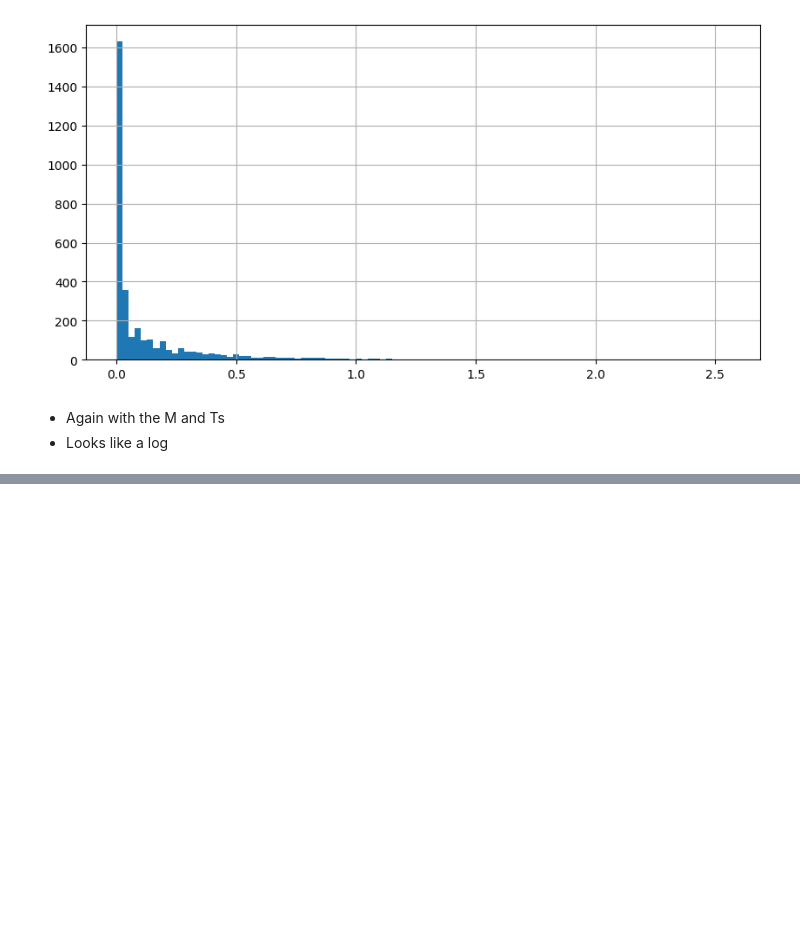
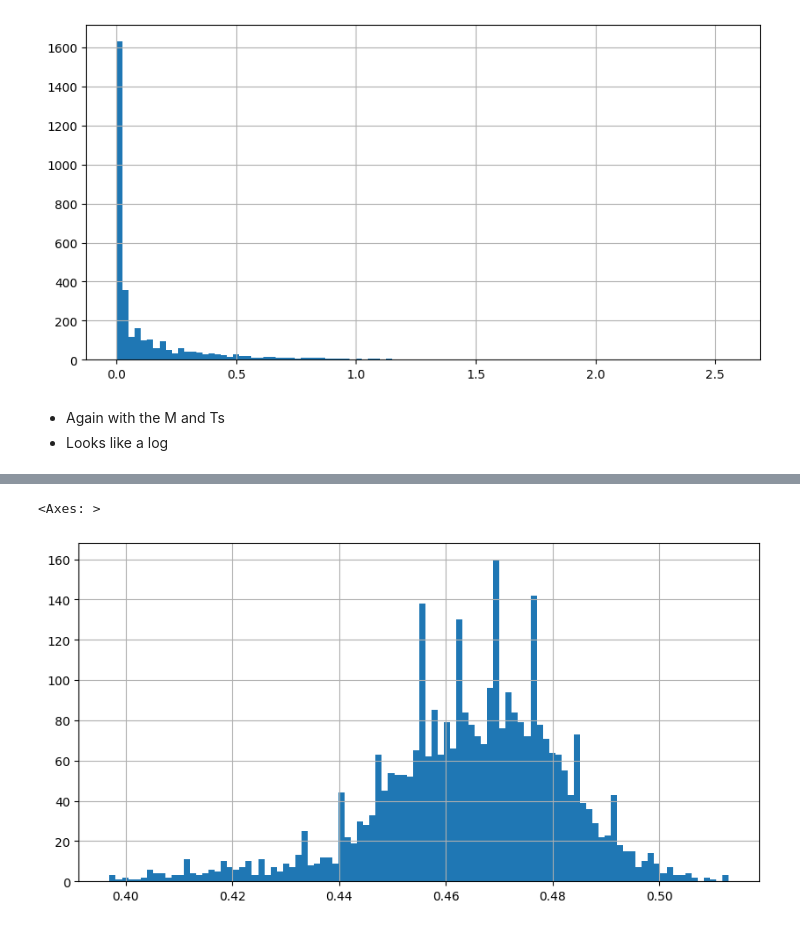
Before and after one commit to bradenkirkpatrick/Machine-Learning-Project-1, a Jupyter notebook: GroundHogProblem.ipynb, the cells around one changed output, grey strips where cells are left out. Cells and saved outputs as stored; diff of their text form; code cells hidden in the pictures; blank space fills up the shorter version.

```diff
--- a/GroundHogProblem.ipynb
+++ b/GroundHogProblem.ipynb
@@ -227,0 +266,5 @@ X_filtered["precipitation"].hist(bins=100, figsize=(10,5))
+# %%
+X_filtered["min_soil_moisture"].hist(bins=100, figsize=(10,5))
+# %% [output]
+<Axes: >
+[figure, added]
```
Also changed, not shown: parts of 5 cells of this notebook.
